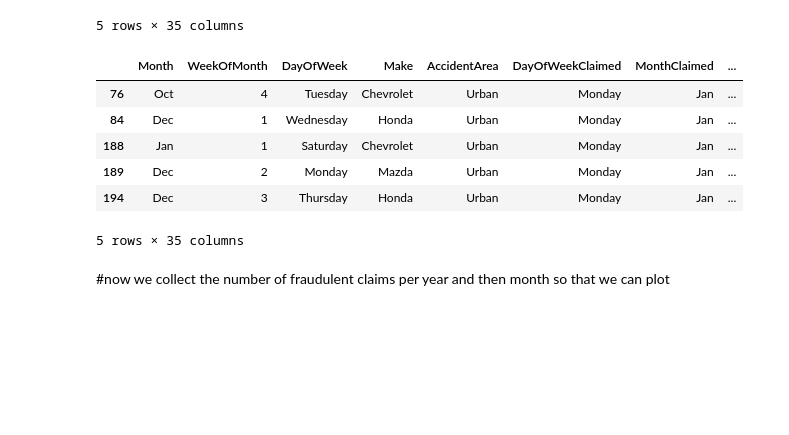
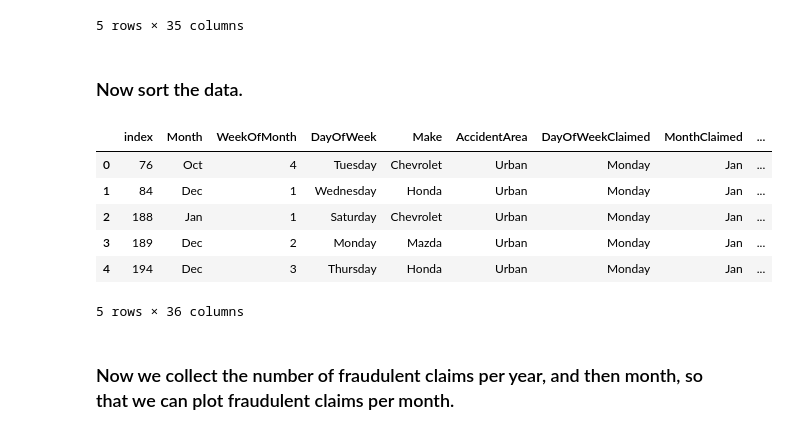
Before and after one commit to bernardmizz13/Vehicle_insurance_claim_fraud_detection, a Jupyter notebook: Jupyter_notebooks/Data_analysis.ipynb, the cells around one changed output. Cells and saved outputs as stored; diff of their text form; code cells hidden in the pictures; blank space fills up the shorter version.

Commit message:
Reset index of sorted data

```diff
--- a/Jupyter_notebooks/Data_analysis.ipynb
+++ b/Jupyter_notebooks/Data_analysis.ipynb
@@ -189,22 +191,27 @@ sorted_data.head()
 | 3 | Jun | 2 | Saturday | Toyota | Rural | Friday | Jul | ... |
 | 4 | Jan | 5 | Monday | Honda | Urban | Tuesday | Feb | ... |
 5 rows × 35 columns
+# %% [markdown]
+### Now sort the data.
 # %%
 # store a new data set which is sorted first with Year -> MonthClaimed -> WeekOfMonthClaimed -> DayOfWeekClaimed (all in ascending order)
 sorted_data = sorted_data.sort_values(['Year', 'MonthClaimed_int', 'WeekOfMonthClaimed', 'DayOfWeekClaimed_int'], ascending=[True, True, True, True], inplace = False)
+
+# reset the index
+sorted_data = sorted_data.reset_index()
 
 # store the dataset as CSV
 sorted_data.to_csv(os.getcwd() + '/../Dataset/fraud_oracle_sorted.csv')
 
 sorted_data.head()
 # %% [output]
-|  | Month | WeekOfMonth | DayOfWeek | Make | AccidentArea | DayOfWeekClaimed | MonthClaimed | ... |
-| 76 | Oct | 4 | Tuesday | Chevrolet | Urban | Monday | Jan | ... |
-| 84 | Dec | 1 | Wednesday | Honda | Urban | Monday | Jan | ... |
-| 188 | Jan | 1 | Saturday | Chevrolet | Urban | Monday | Jan | ... |
-| 189 | Dec | 2 | Monday | Mazda | Urban | Monday | Jan | ... |
-| 194 | Dec | 3 | Thursday | Honda | Urban | Monday | Jan | ... |
+|  | index | Month | WeekOfMonth | DayOfWeek | Make | AccidentArea | DayOfWeekClaimed | MonthClaimed | ... |
+| 0 | 76 | Oct | 4 | Tuesday | Chevrolet | Urban | Monday | Jan | ... |
+| 1 | 84 | Dec | 1 | Wednesday | Honda | Urban | Monday | Jan | ... |
+| 2 | 188 | Jan | 1 | Saturday | Chevrolet | Urban | Monday | Jan | ... |
+| 3 | 189 | Dec | 2 | Monday | Mazda | Urban | Monday | Jan | ... |
+| 4 | 194 | Dec | 3 | Thursday | Honda | Urban | Monday | Jan | ... |
-5 rows × 35 columns
+5 rows × 36 columns
 # %% [markdown]
-#now we collect the number of fraudulent claims per year and then month so that we can plot
+### Now we collect the number of fraudulent claims per year, and then month, so that we can plot fraudulent claims per month.
 # %%
```
Also changed, not shown: parts of 3 cells of this notebook, 1 other file.
